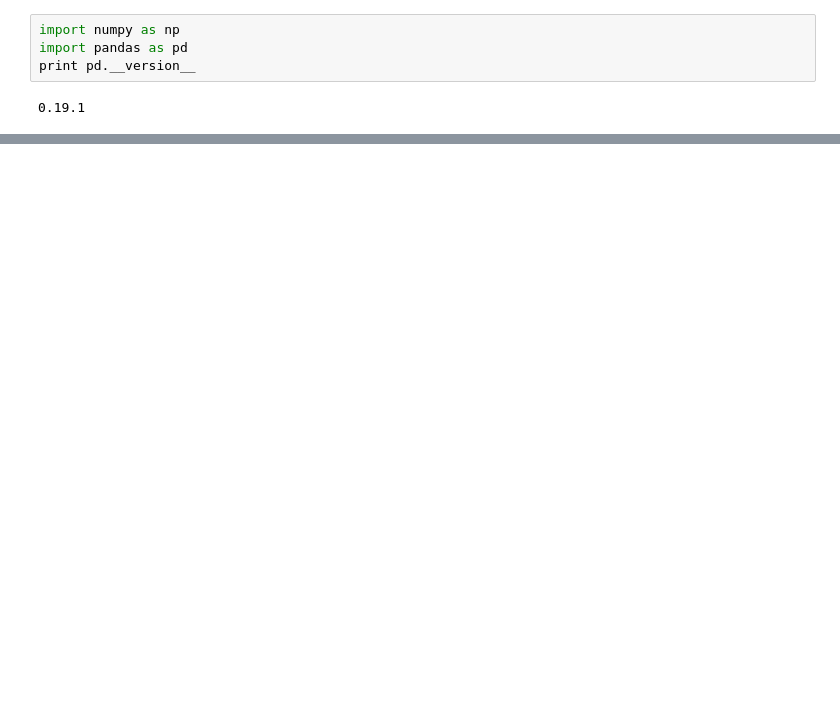
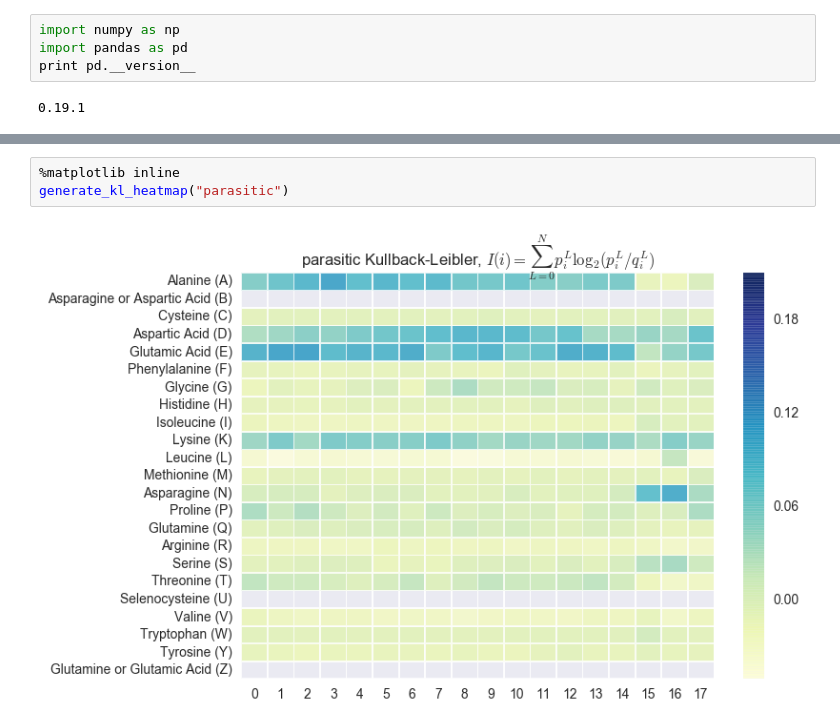
Before and after one commit to massie/notebooks, a Jupyter notebook: Using NB To Predict Type of Infection.ipynb, the cells around one changed output, grey strips where cells are left out. Cells and saved outputs as stored; diff of their text form; blank space fills up the shorter version.

```diff
--- a/Using NB To Predict Type of Infection.ipynb
+++ b/Using NB To Predict Type of Infection.ipynb
@@ -109,0 +219,5 @@ Wall time: 546 ms
+# %%
+%matplotlib inline
+generate_kl_heatmap("parasitic")
+# %% [output]
+[figure, added]
```
Also changed, not shown: parts of 6 cells of this notebook, 8 other files.
